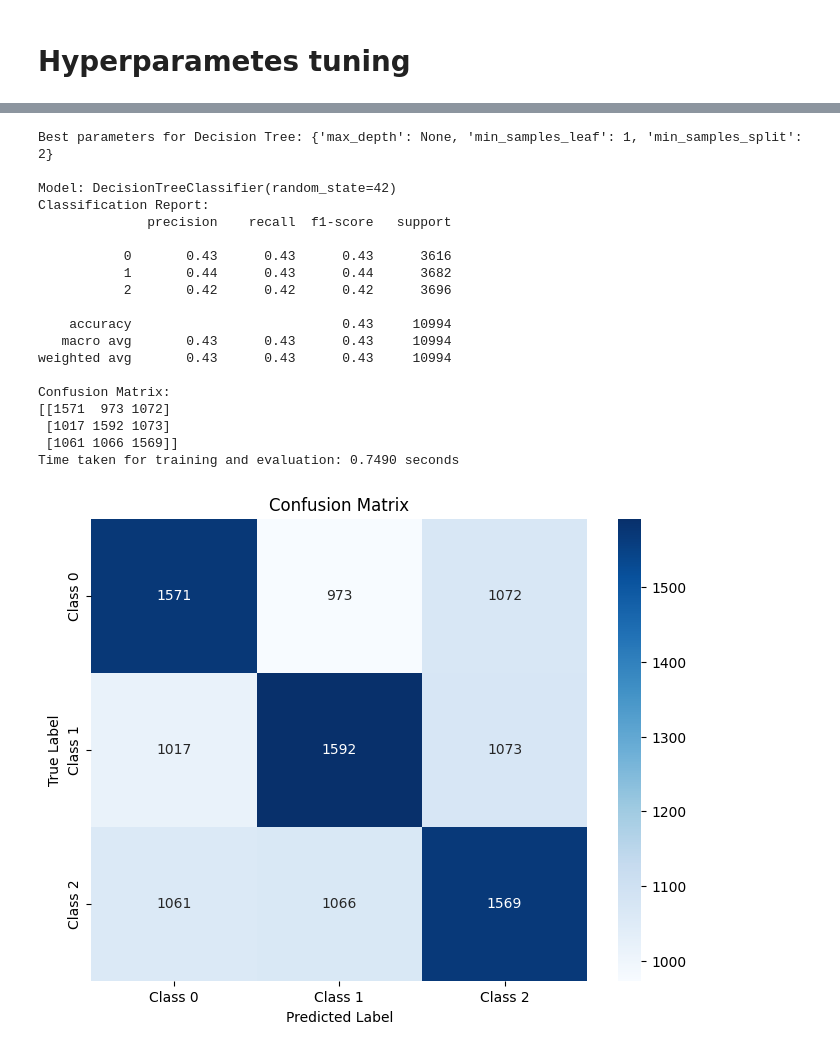
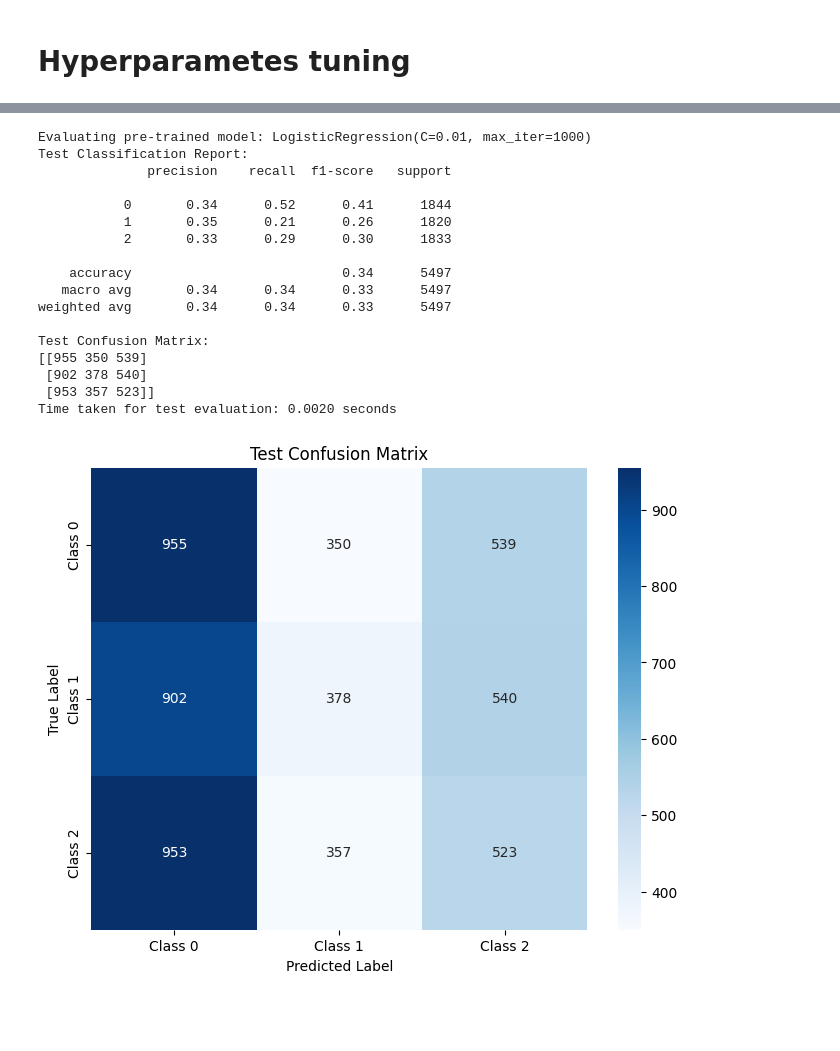
Before and after one commit to zahraShahsavan/Classification-of-Healthcare-Data, a Jupyter notebook: ML_Final_Project.ipynb, the cells around one changed output, grey strips where cells are left out. Drawn from its saved outputs; the diff is of its cells as text; code cells hidden in the pictures; blank space fills up the shorter version.

```diff
--- a/ML_Final_Project.ipynb
+++ b/ML_Final_Project.ipynb
@@ -331,20 +332,19 @@ See the caveats in the documentation: https://pandas.pydata.org/pandas-docs/stab
 # %% [markdown]
 Drop the name column as it is not useful in our model and do label encoding on all categorical columns
 # %%
-
 data = data.drop(columns=['Name'])
-
-# Initialize the label encoder
-label_encoder = LabelEncoder()
 
 # Categorical columns to one-hot encode
 categorical_cols = ["Gender", "Blood Type", "Medical Condition", "Admission Type", "Medication","Insurance Provider",'Test Results','Doctor','Hospital']
 
-# Apply label encoding for each categorical column
+# Dictionary to store encoders for each categorical column
+label_encoders = {}
+
+# Encoding
 for col in categorical_cols:
-    data[col] = label_encoder.fit_transform(data[col])
-
-
-# Display updated dataset
-data
+    le = LabelEncoder()
+    data[col] = le.fit_transform(data[col])
+    label_encoders[col] = le  # Save encoder for future decoding
+    # Find mapping of encoded values to original categories
+    print("Class Mapping:", dict(zip(le.classes_, range(len(le.classes_)))))
 # %% [output]
@@ -442,3 +435,9 @@ X_train, X_test, y_train, y_test = train_test_split(X, y, test_size=0.2, random_
+# %%
+# X_train, X_test, y_train, y_test = train_test_split(X, y, test_size=0.2, random_state=42)
+
+# First split: train (80%) and temp (20%)
+X_train, X_temp, y_train, y_temp = train_test_split(X, y, test_size=0.2, random_state=42, stratify=y)
+X_val, X_test, y_val, y_test = train_test_split(X_temp, y_temp, test_size=0.5, random_state=42, stratify=y_temp)
 # %% [markdown]
 # Dimensionality reduction
 # %% [markdown]
@@ -447,8 +446,9 @@ Do dimensionality reduction to reduce the number of features (dimensions) in the
 
 
 # Assume X_train and X_test are already defined (and preferably scaled)
-pca = PCA(n_components=0.80)
+pca = PCA(n_components=0.95)
 X_train_pca = pca.fit_transform(X_train)
+X_val_pca = pca.transform(X_val)
 X_test_pca = pca.transform(X_test)
 
 # If X_train is a DataFrame, capture the original column names; otherwise, generate generic names
@@ -606,7 +651,7 @@ knn_model = KNeighborsClassifier(n_neighbors=1)
 train_evaluate_model(knn_model, X_train, X_test, y_train, y_test)
 
 # Train and evaluate Random Forest
-rf_model = RandomForestClassifier(n_estimators=100, random_state=42)
+rf_model = RandomForestClassifier(n_estimators=10, random_state=42)
 train_evaluate_model(rf_model, X_train_pca, X_test_pca, y_train, y_test)
 # %% [output]
 Model: KNeighborsClassifier(n_neighbors=1)
@@ -675,6 +720,9 @@ best_lr = grid_lr.best_estimator_
 # Evaluate the best Logistic Regression model
 train_evaluate_model(best_lr, X_train_pca, X_test_pca, y_train, y_test)
 
+evaluate_on_test(best_lr, X_val_pca, y_val)
+
+
 #############################################
 # 2. Decision Tree Grid Search
 #############################################
@@ -699,6 +747,9 @@ best_dt = grid_dt.best_estimator_
 
 # Evaluate the best Decision Tree model
 train_evaluate_model(best_dt, X_train_pca, X_test_pca, y_train, y_test)
+
+evaluate_on_test(best_dt, X_val_pca, y_val)
+
 
 #############################################
 # 3. Random Forest Grid Search
@@ -727,6 +778,8 @@ best_rf = grid_rf.best_estimator_
 # Evaluate the best Random Forest model
 train_evaluate_model(best_rf, X_train_pca, X_test_pca, y_train, y_test)
 
+evaluate_on_test(best_rf, X_val_pca, y_val)
+
 
 #############################################
 # 4. KNN Grid Search
@@ -753,6 +806,8 @@ best_knn = grid_knn.best_estimator_
 
 # Evaluate the best KNN model
 train_evaluate_model(best_knn, X_train_pca, X_test_pca, y_train, y_test)
+
+evaluate_on_test(best_knn, X_val_pca, y_val)
 # %% [output]
 Best parameters for Logistic Regression: {'C': 0.01, 'penalty': 'l2', 'solver': 'lbfgs'}
 
@@ -777,20 +832,18 @@ Time taken for training and evaluation: 0.2846 seconds
-Best parameters for Decision Tree: {'max_depth': None, 'min_samples_leaf': 1, 'min_samples_split': 2}
-
-Model: DecisionTreeClassifier(random_state=42)
-Classification Report:
+Evaluating pre-trained model: LogisticRegression(C=0.01, max_iter=1000)
+Test Classification Report:
               precision    recall  f1-score   support
 
-           0       0.43      0.43      0.43      3616
-           1       0.44      0.43      0.44      3682
-           2       0.42      0.42      0.42      3696
+           0       0.34      0.52      0.41      1844
+           1       0.35      0.21      0.26      1820
+           2       0.33      0.29      0.30      1833
 
-    accuracy                           0.43     10994
-   macro avg       0.43      0.43      0.43     10994
-weighted avg       0.43      0.43      0.43     10994
+    accuracy                           0.34      5497
+   macro avg       0.34      0.34      0.33      5497
+weighted avg       0.34      0.34      0.33      5497
 
-Confusion Matrix:
-[[1571  973 1072]
- [1017 1592 1073]
- [1061 1066 1569]]
-Time taken for training and evaluation: 0.7490 seconds
+Test Confusion Matrix:
+[[955 350 539]
+ [902 378 540]
+ [953 357 523]]
+Time taken for test evaluation: 0.0020 seconds
-[figure, old version]
+[figure, new version]
```
Also changed, not shown: parts of 11 cells of this notebook.
